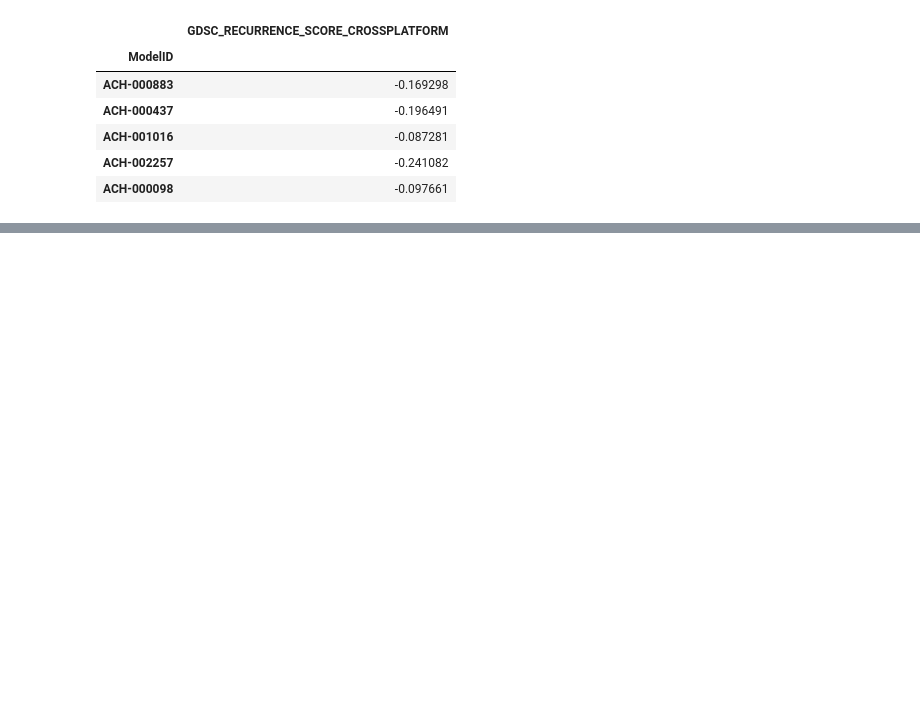
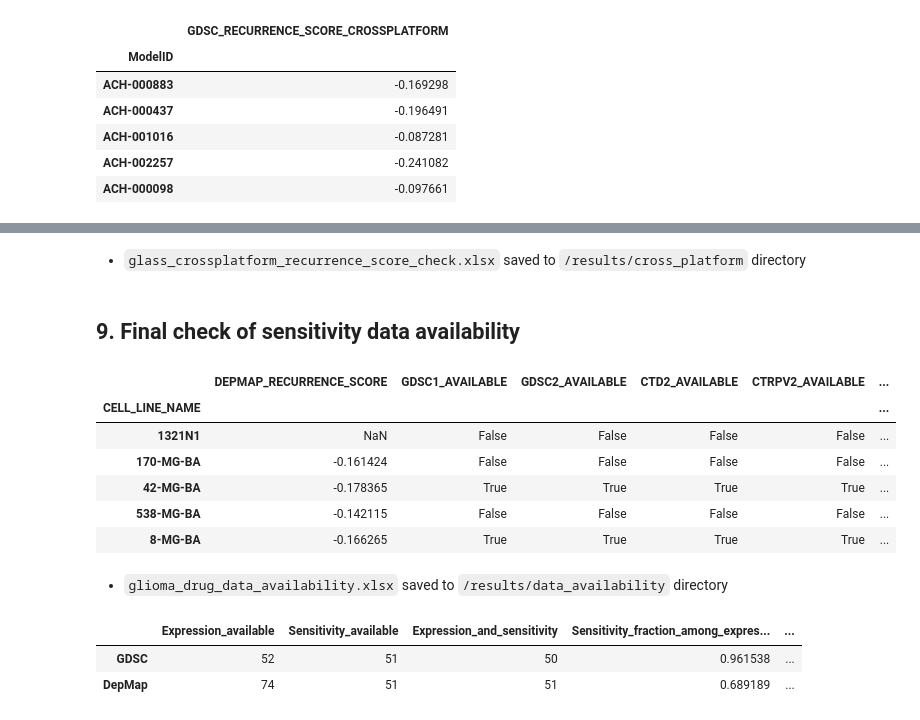
Before and after one commit to zuhany/cell_lines_pv_26, a Jupyter notebook: notebooks/GLASS.ipynb, the cells around one changed output, grey strips where cells are left out. Cells and saved outputs as stored; diff of their text form; code cells hidden in the pictures; blank space fills up the shorter version.

```diff
--- a/notebooks/GLASS.ipynb
+++ b/notebooks/GLASS.ipynb
@@ -4920,0 +6103,21 @@ depmap_gdsc_glioma_recurrence_scores.head()
+# %% [markdown]
+- `glass_crossplatform_recurrence_score_check.xlsx` saved to `/results/cross_platform` directory
+# %% [markdown]
+## 9. Final check of sensitivity data availability
+# %%
+glioma_drug_data_availability = glioma_cell_line_master[["GDSC1_AVAILABLE", "GDSC2_AVAILABLE", "CTD2_AVAILABLE", "CTRPV2_AVAILABLE", "PRISM_AVAILABLE"]].copy()
+glioma_drug_data_availability = glioma_drug_data_availability.merge(depmap_glioma_recurrence_scores["DEPMAP_RECURRENCE_SCORE"],
+                                    on = "CELL_LINE_NAME",
+                                    how = "outer")
+col_order = ["DEPMAP_RECURRENCE_SCORE", "GDSC1_AVAILABLE", "GDSC2_AVAILABLE", "CTD2_AVAILABLE", "CTRPV2_AVAILABLE", "PRISM_AVAILABLE"]
+glioma_drug_data_availability = glioma_drug_data_availability[col_order]
+# %%
+glioma_drug_data_availability.head()
+# %% [output]
+|  | DEPMAP_RECURRENCE_SCORE | GDSC1_AVAILABLE | GDSC2_AVAILABLE | CTD2_AVAILABLE | CTRPV2_AVAILABLE | ... |
+| CELL_LINE_NAME |  |  |  |  |  | ... |
+| 1321N1 | NaN | False | False | False | False | ... |
+| 170-MG-BA | -0.161424 | False | False | False | False | ... |
+| 42-MG-BA | -0.178365 | True | True | True | True | ... |
+| 538-MG-BA | -0.142115 | False | False | False | False | ... |
+| 8-MG-BA | -0.166265 | True | True | True | True | ... |
@@ -4920,0 +6129,53 @@ depmap_gdsc_glioma_recurrence_scores.head()
+# %% [markdown]
+- `glioma_drug_data_availability.xlsx` saved to `/results/data_availability` directory
+# %%
+gdsc_sensitivity_available = (
+    glioma_cell_line_master["GDSC1_AVAILABLE"]
+    | glioma_cell_line_master["GDSC2_AVAILABLE"]
+)
+
+depmap_sensitivity_available = (
+    glioma_cell_line_master["CTD2_AVAILABLE"]
+    | glioma_cell_line_master["CTRPV2_AVAILABLE"]
+    | glioma_cell_line_master["PRISM_AVAILABLE"]
+)
+
+gdsc_complete = (
+    glioma_cell_line_master["GDSC_EXPRESSION_AVAILABLE"]
+    & gdsc_sensitivity_available
+)
+
+depmap_complete = (
+    glioma_cell_line_master["DEPMAP_EXPRESSION_AVAILABLE"]
+    & depmap_sensitivity_available
+)
+
+gdsc_depmap_complete = gdsc_complete & depmap_complete
+
+summary = pd.DataFrame({
+    "Expression_available": [
+        glioma_cell_line_master["GDSC_EXPRESSION_AVAILABLE"].sum(),
+        glioma_cell_line_master["DEPMAP_EXPRESSION_AVAILABLE"].sum(),
+    ],
+    "Sensitivity_available": [
+        gdsc_sensitivity_available.sum(),
+        depmap_sensitivity_available.sum(),
+    ],
+    "Expression_and_sensitivity": [
+        gdsc_complete.sum(),
+        depmap_complete.sum(),
+    ],
+}, index=["GDSC", "DepMap"])
+
+summary["Sensitivity_fraction_among_expression"] = (
+    summary["Expression_and_sensitivity"]
+    / summary["Expression_available"]
+)
+
+summary["N_COMMON_COMPLETE"] = int(gdsc_depmap_complete.sum())
+
+summary
+# %% [output]
+|  | Expression_available | Sensitivity_available | Expression_and_sensitivity | Sensitivity_fraction_among_expres... | ... |
+| GDSC | 52 | 51 | 50 | 0.961538 | ... |
+| DepMap | 74 | 51 | 51 | 0.689189 | ... |
```
Also changed, not shown: parts of 180 cells of this notebook, 34 other files.
